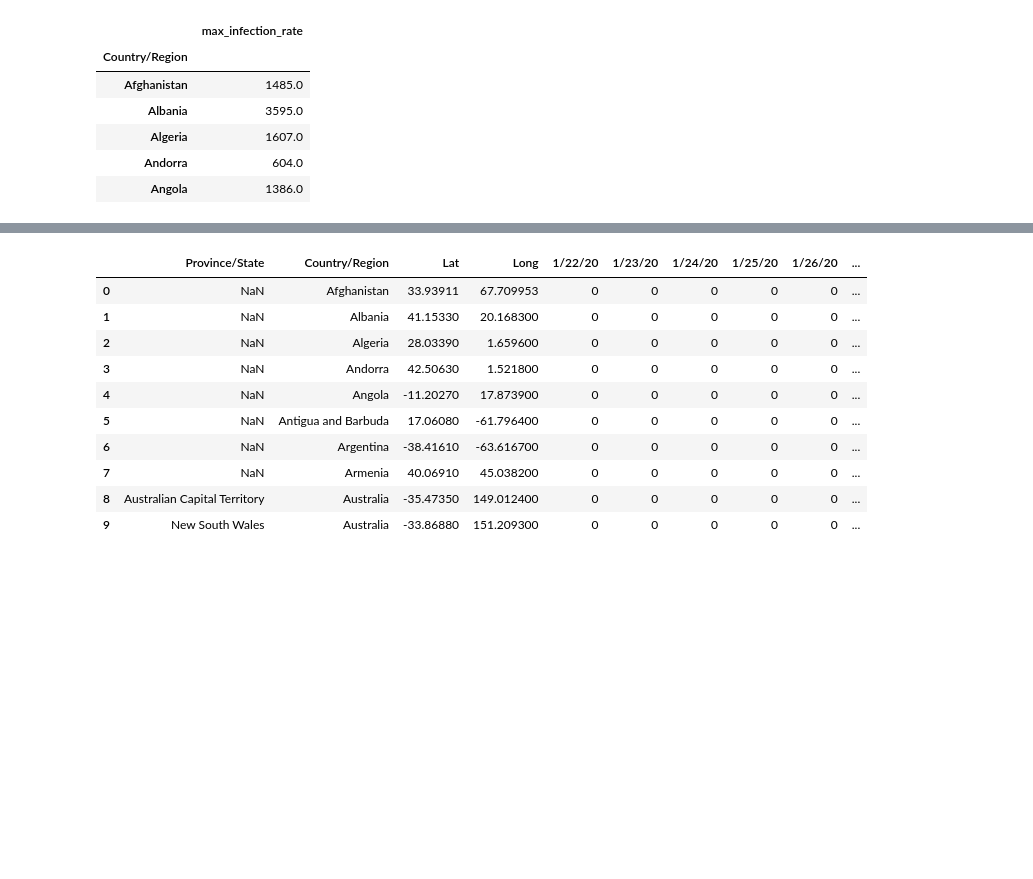
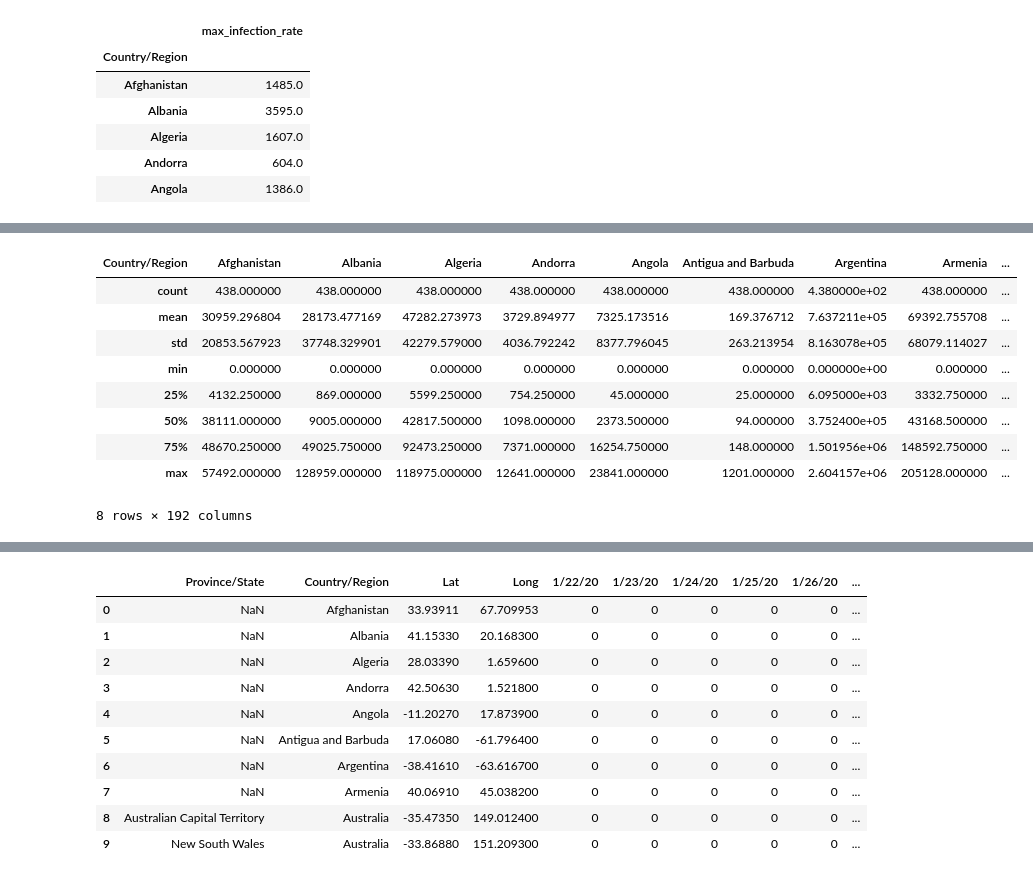
Before and after one commit to diedrebrown/inthetimeofcovid, a Jupyter notebook: notebooks/covideda-1.ipynb, the cells around one changed output, grey strips where cells are left out. Saved outputs shown, nothing was run; the diff lists cells and outputs as text; code cells hidden in the pictures; blank space fills up the shorter version.

```diff
--- a/notebooks/covideda-1.ipynb
+++ b/notebooks/covideda-1.ipynb
@@ -190,3 +175,6 @@ corona_inf_df.head()
 | Algeria | 1607.0 |
 | Andorra | 604.0 |
 | Angola | 1386.0 |
+# %%
+dfgcases = conf_g_df_agg.T
+dfgcases.head()
@@ -192,0 +189,13 @@ corona_inf_df.head()
+# %%
+dfgcases.describe()
+# %% [output]
+| Country/Region | Afghanistan | Albania | Algeria | Andorra | Angola | Antigua and Barbuda | Argentina | Armenia | ... |
+| count | 438.000000 | 438.000000 | 438.000000 | 438.000000 | 438.000000 | 438.000000 | 4.380000e+02 | 438.000000 | ... |
+| mean | 30959.296804 | 28173.477169 | 47282.273973 | 3729.894977 | 7325.173516 | 169.376712 | 7.637211e+05 | 69392.755708 | ... |
+| std | 20853.567923 | 37748.329901 | 42279.579000 | 4036.792242 | 8377.796045 | 263.213954 | 8.163078e+05 | 68079.114027 | ... |
+| min | 0.000000 | 0.000000 | 0.000000 | 0.000000 | 0.000000 | 0.000000 | 0.000000e+00 | 0.000000 | ... |
+| 25% | 4132.250000 | 869.000000 | 5599.250000 | 754.250000 | 45.000000 | 25.000000 | 6.095000e+03 | 3332.750000 | ... |
+| 50% | 38111.000000 | 9005.000000 | 42817.500000 | 1098.000000 | 2373.500000 | 94.000000 | 3.752400e+05 | 43168.500000 | ... |
+| 75% | 48670.250000 | 49025.750000 | 92473.250000 | 7371.000000 | 16254.750000 | 148.000000 | 1.501956e+06 | 148592.750000 | ... |
+| max | 57492.000000 | 128959.000000 | 118975.000000 | 12641.000000 | 23841.000000 | 1201.000000 | 2.604157e+06 | 205128.000000 | ... |
+8 rows × 192 columns
```
Also changed, not shown: parts of 12 cells of this notebook, 3 other files.
